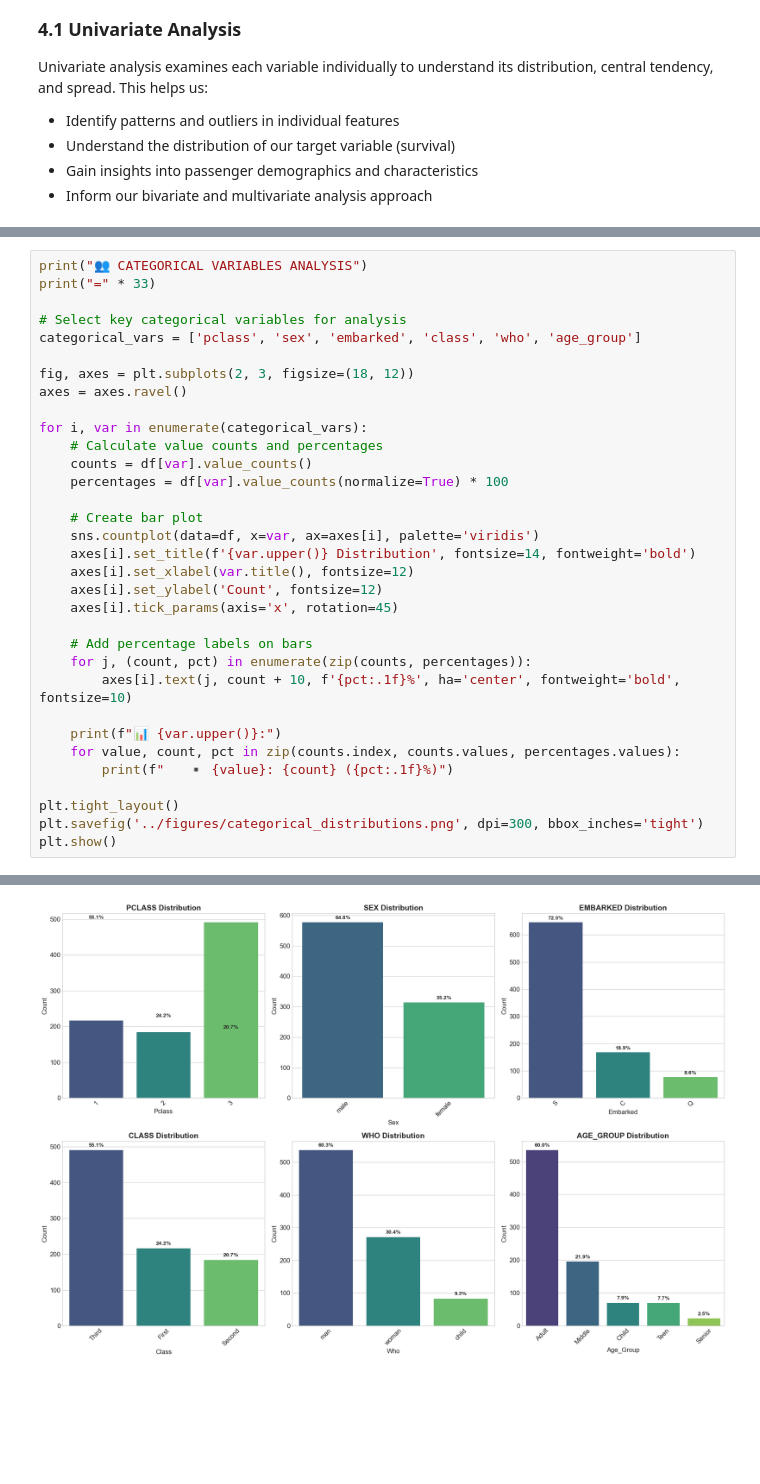
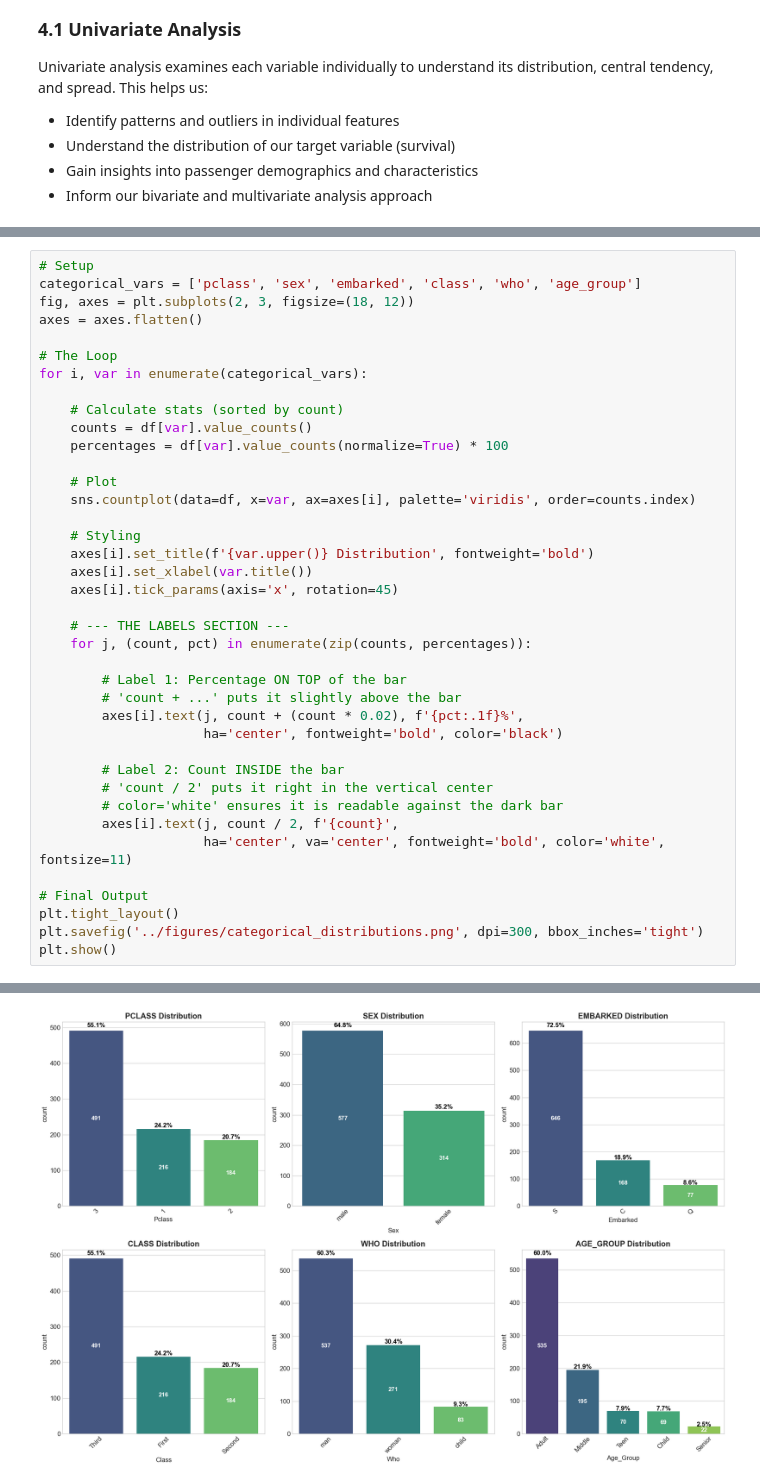
Before and after one commit to profadept/titanic-survival-analysis, a Jupyter notebook: notebooks/titanic-survival-analysis.ipynb, the cells around one changed output, grey strips where cells are left out. Cells and saved outputs as stored; diff of their text form; blank space fills up the shorter version.

```diff
--- a/notebooks/titanic-survival-analysis.ipynb
+++ b/notebooks/titanic-survival-analysis.ipynb
@@ -512,35 +513,41 @@ plt.show()
 
 We analyze categorical features to understand passenger demographics and characteristics. This helps identify patterns in passenger groups that may influence survival rates.
 # %%
-print("👥 CATEGORICAL VARIABLES ANALYSIS")
-print("=" * 33)
+# Setup
+categorical_vars = ['pclass', 'sex', 'embarked', 'class', 'who', 'age_group']
+fig, axes = plt.subplots(2, 3, figsize=(18, 12))
+axes = axes.flatten()
 
-# Select key categorical variables for analysis
-categorical_vars = ['pclass', 'sex', 'embarked', 'class', 'who', 'age_group']
+# The Loop
+for i, var in enumerate(categorical_vars):
 
-fig, axes = plt.subplots(2, 3, figsize=(18, 12))
-axes = axes.ravel()
-
-for i, var in enumerate(categorical_vars):
-    # Calculate value counts and percentages
+    # Calculate stats (sorted by count)
     counts = df[var].value_counts()
     percentages = df[var].value_counts(normalize=True) * 100
 
-    # Create bar plot
-    sns.countplot(data=df, x=var, ax=axes[i], palette='viridis')
-    axes[i].set_title(f'{var.upper()} Distribution', fontsize=14, fontweight='bold')
-    axes[i].set_xlabel(var.title(), fontsize=12)
-    axes[i].set_ylabel('Count', fontsize=12)
+    # Plot
+    sns.countplot(data=df, x=var, ax=axes[i], palette='viridis', order=counts.index)
+
+    # Styling
+    axes[i].set_title(f'{var.upper()} Distribution', fontweight='bold')
+    axes[i].set_xlabel(var.title())
     axes[i].tick_params(axis='x', rotation=45)
 
-    # Add percentage labels on bars
+    # --- THE LABELS SECTION ---
     for j, (count, pct) in enumerate(zip(counts, percentages)):
-        axes[i].text(j, count + 10, f'{pct:.1f}%', ha='center', fontweight='bold', fontsize=10)
 
-    print(f"📊 {var.upper()}:")
-    for value, count, pct in zip(counts.index, counts.values, percentages.values):
-        print(f"   ▪️ {value}: {count} ({pct:.1f}%)")
+        # Label 1: Percentage ON TOP of the bar
+        # 'count + ...' puts it slightly above the bar
+        axes[i].text(j, count + (count * 0.02), f'{pct:.1f}%',
+                     ha='center', fontweight='bold', color='black')
 
+        # Label 2: Count INSIDE the bar
+        # 'count / 2' puts it right in the vertical center
+        # color='white' ensures it is readable against the dark bar
+        axes[i].text(j, count / 2, f'{count}',
+                     ha='center', va='center', fontweight='bold', color='white', fontsize=11)
+
+# Final Output
 plt.tight_layout()
 plt.savefig('../figures/categorical_distributions.png', dpi=300, bbox_inches='tight')
 plt.show()
@@ -565,2 +555,2 @@ plt.show()
-[figure, old version]
+[figure, new version]
 # %% [markdown]
```
Also changed, not shown: parts of 15 cells of this notebook, 8 other files.
